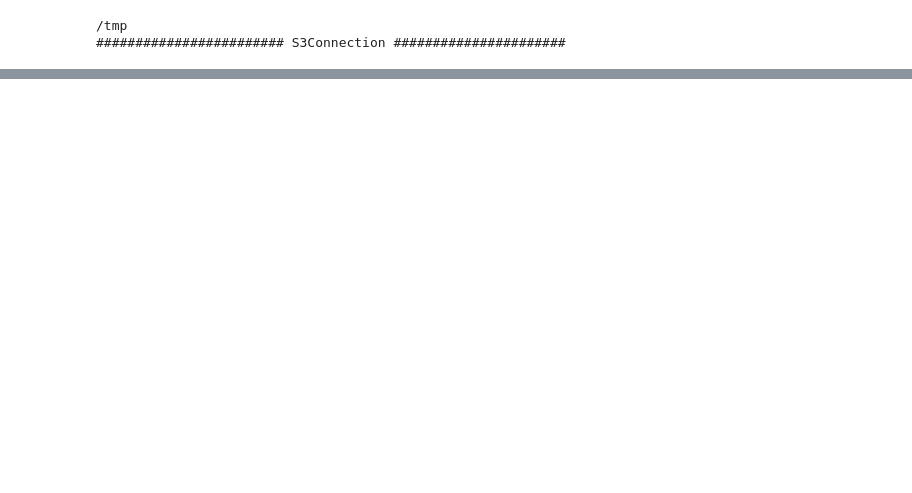
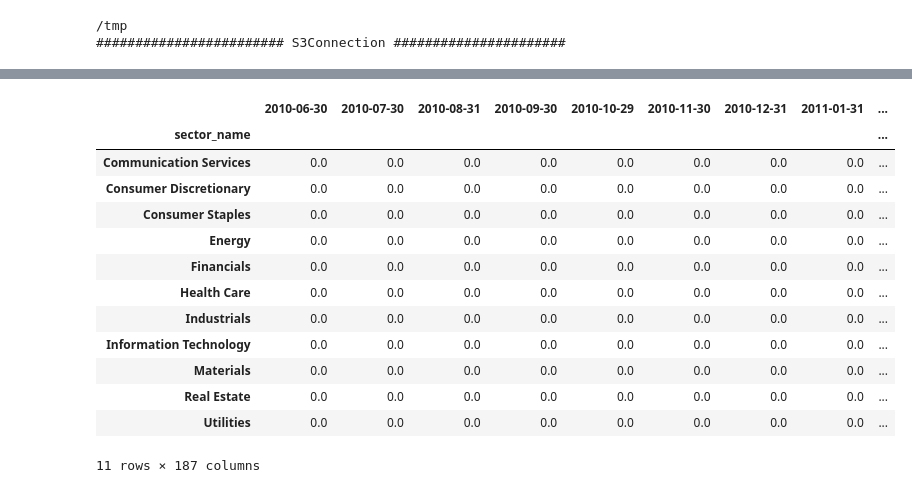
Before and after one commit to nagasai-equbot/terraform-ubs, a Jupyter notebook: optimization.ipynb, the cells around one changed output, grey strips where cells are left out. Cells and saved outputs as stored; diff of their text form; code cells hidden in the pictures; blank space fills up the shorter version.

```diff
--- a/optimization.ipynb
+++ b/optimization.ipynb
@@ -426,0 +395,21 @@ for date in rebalance_dates:
+# %%
+portfolios = pd.read_csv("portfolios-te_hsbc-2.8_sector_45_updated.csv")
+dates = portfolios.columns[1:].tolist()
+sector_map = dict(zip(sector_weights['isin'].tolist(), sector_weights['sector_name'].tolist()))
+portfolios['sector_name'] = portfolios['isin'].map(sector_map)
+portfolios.drop(columns=['isin']).groupby('sector_name').sum().sort_index()
+# %% [output]
+|  | 2010-06-30 | 2010-07-30 | 2010-08-31 | 2010-09-30 | 2010-10-29 | 2010-11-30 | 2010-12-31 | 2011-01-31 | ... |
+| sector_name |  |  |  |  |  |  |  |  | ... |
+| Communication Services | 0.0 | 0.0 | 0.0 | 0.0 | 0.0 | 0.0 | 0.0 | 0.0 | ... |
+| Consumer Discretionary | 0.0 | 0.0 | 0.0 | 0.0 | 0.0 | 0.0 | 0.0 | 0.0 | ... |
+| Consumer Staples | 0.0 | 0.0 | 0.0 | 0.0 | 0.0 | 0.0 | 0.0 | 0.0 | ... |
+| Energy | 0.0 | 0.0 | 0.0 | 0.0 | 0.0 | 0.0 | 0.0 | 0.0 | ... |
+| Financials | 0.0 | 0.0 | 0.0 | 0.0 | 0.0 | 0.0 | 0.0 | 0.0 | ... |
+| Health Care | 0.0 | 0.0 | 0.0 | 0.0 | 0.0 | 0.0 | 0.0 | 0.0 | ... |
+| Industrials | 0.0 | 0.0 | 0.0 | 0.0 | 0.0 | 0.0 | 0.0 | 0.0 | ... |
+| Information Technology | 0.0 | 0.0 | 0.0 | 0.0 | 0.0 | 0.0 | 0.0 | 0.0 | ... |
+| Materials | 0.0 | 0.0 | 0.0 | 0.0 | 0.0 | 0.0 | 0.0 | 0.0 | ... |
+| Real Estate | 0.0 | 0.0 | 0.0 | 0.0 | 0.0 | 0.0 | 0.0 | 0.0 | ... |
+| Utilities | 0.0 | 0.0 | 0.0 | 0.0 | 0.0 | 0.0 | 0.0 | 0.0 | ... |
+11 rows × 187 columns
```
Also changed, not shown: parts of 24 cells of this notebook, 2 other files.
